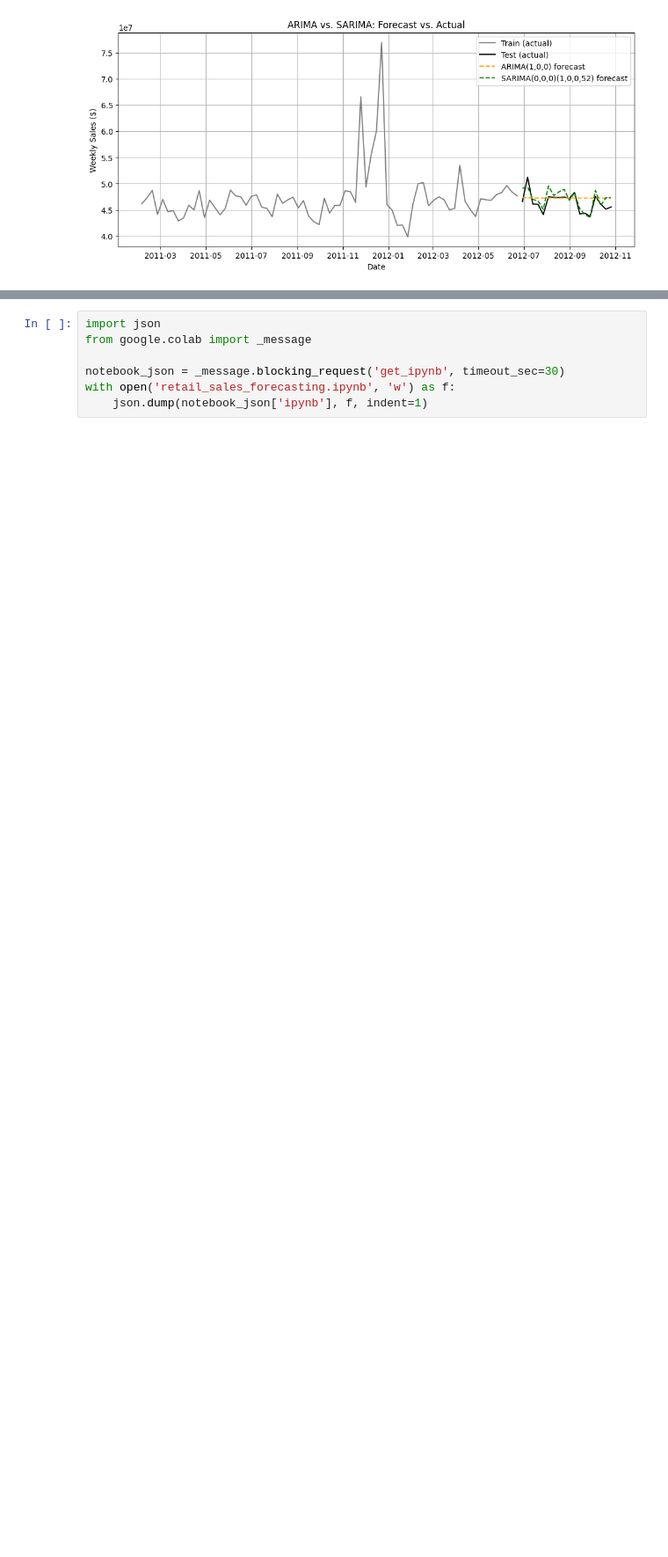
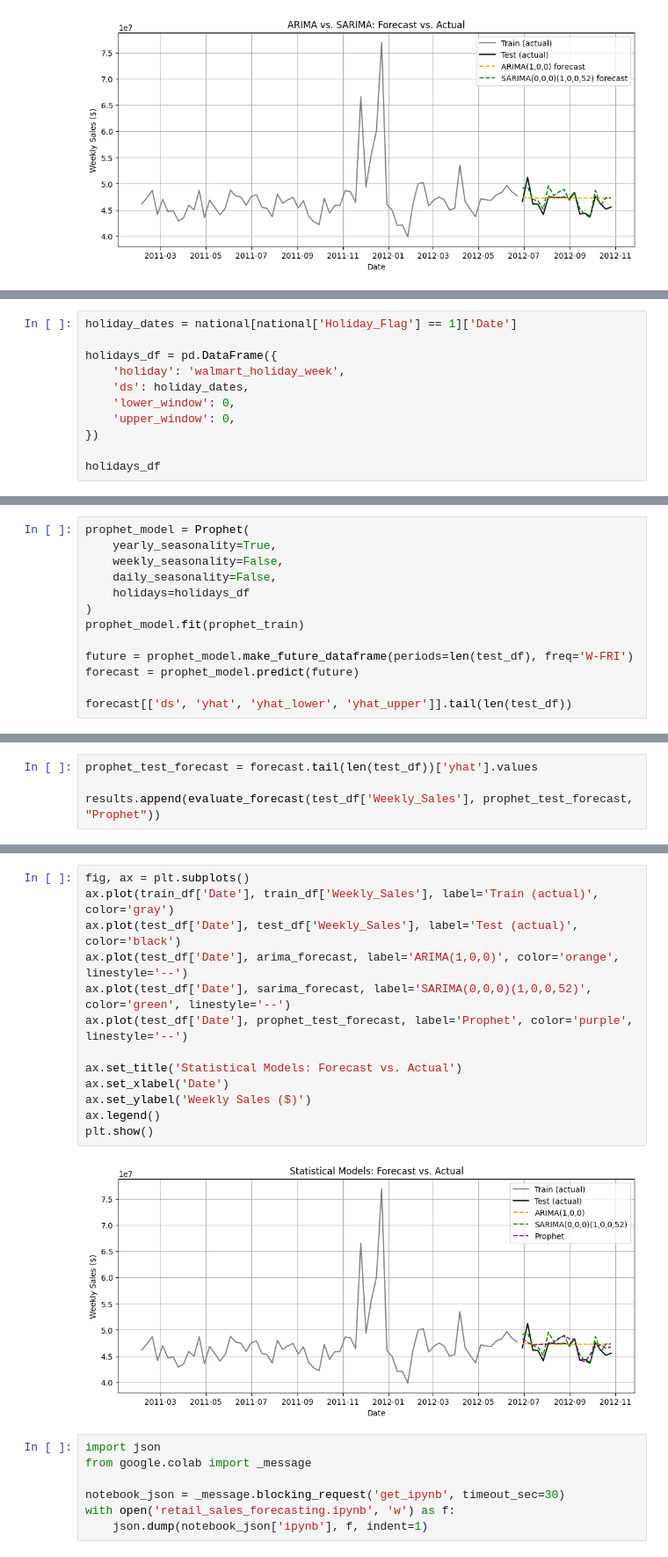
Before and after one commit to Bassey-data/Retail-sales-forecasting, a Jupyter notebook: retail_sales_forecasting.ipynb, the cells around one changed output, grey strips where cells are left out. Shown at 88% size. Saved outputs shown, nothing was run; the diff lists cells and outputs as text; blank space fills up the shorter version.

Commit message:
Add Prophet model with custom holidays, complete statistical model comparison

```diff
--- a/retail_sales_forecasting.ipynb
+++ b/retail_sales_forecasting.ipynb
@@ -720,0 +757,11 @@ plt.show()
+# %%
+holiday_dates = national[national['Holiday_Flag'] == 1]['Date']
+
+holidays_df = pd.DataFrame({
+    'holiday': 'walmart_holiday_week',
+    'ds': holiday_dates,
+    'lower_window': 0,
+    'upper_window': 0,
+})
+
+holidays_df
@@ -720,0 +785,13 @@ plt.show()
+# %%
+prophet_model = Prophet(
+    yearly_seasonality=True,
+    weekly_seasonality=False,
+    daily_seasonality=False,
+    holidays=holidays_df
+)
+prophet_model.fit(prophet_train)
+
+future = prophet_model.make_future_dataframe(periods=len(test_df), freq='W-FRI')
+forecast = prophet_model.predict(future)
+
+forecast[['ds', 'yhat', 'yhat_lower', 'yhat_upper']].tail(len(test_df))
@@ -720,0 +818,4 @@ plt.show()
+# %%
+prophet_test_forecast = forecast.tail(len(test_df))['yhat'].values
+
+results.append(evaluate_forecast(test_df['Weekly_Sales'], prophet_test_forecast, "Prophet"))
@@ -721,3 +829,18 @@ plt.show()
+# %%
+fig, ax = plt.subplots()
+ax.plot(train_df['Date'], train_df['Weekly_Sales'], label='Train (actual)', color='gray')
+ax.plot(test_df['Date'], test_df['Weekly_Sales'], label='Test (actual)', color='black')
+ax.plot(test_df['Date'], arima_forecast, label='ARIMA(1,0,0)', color='orange', linestyle='--')
+ax.plot(test_df['Date'], sarima_forecast, label='SARIMA(0,0,0)(1,0,0,52)', color='green', linestyle='--')
+ax.plot(test_df['Date'], prophet_test_forecast, label='Prophet', color='purple', linestyle='--')
+
+ax.set_title('Statistical Models: Forecast vs. Actual')
+ax.set_xlabel('Date')
+ax.set_ylabel('Weekly Sales ($)')
+ax.legend()
+plt.show()
+# %% [output]
+[figure, added]
 # %%
 import json
 from google.colab import _message
```
Also changed, not shown: parts of 10 cells of this notebook.
